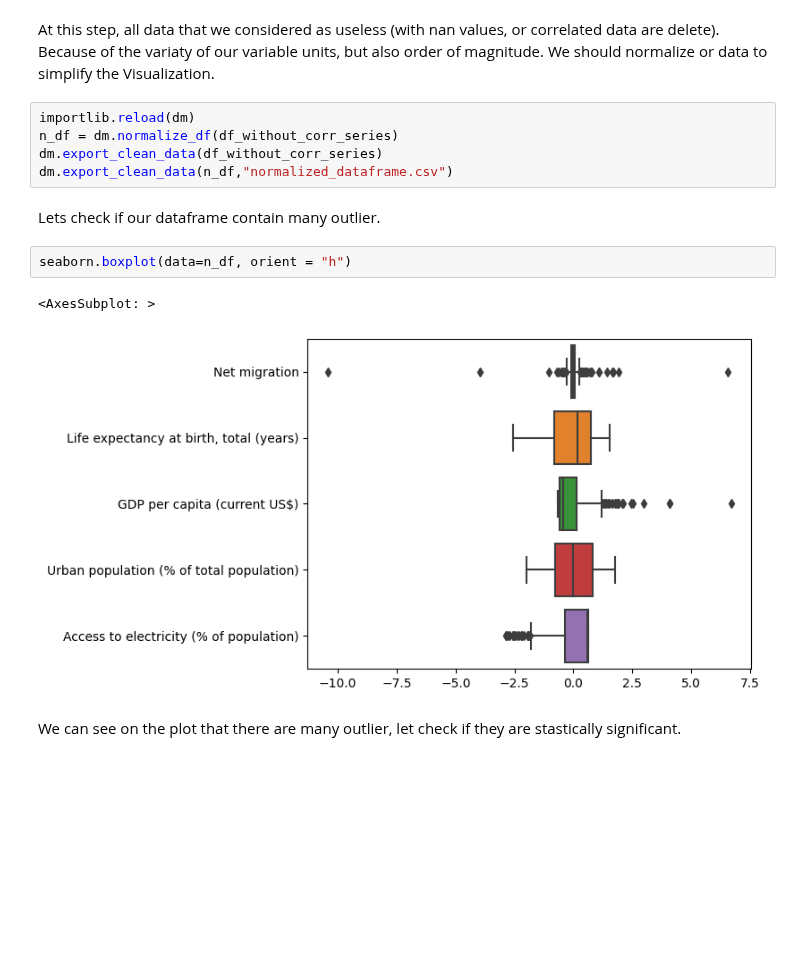
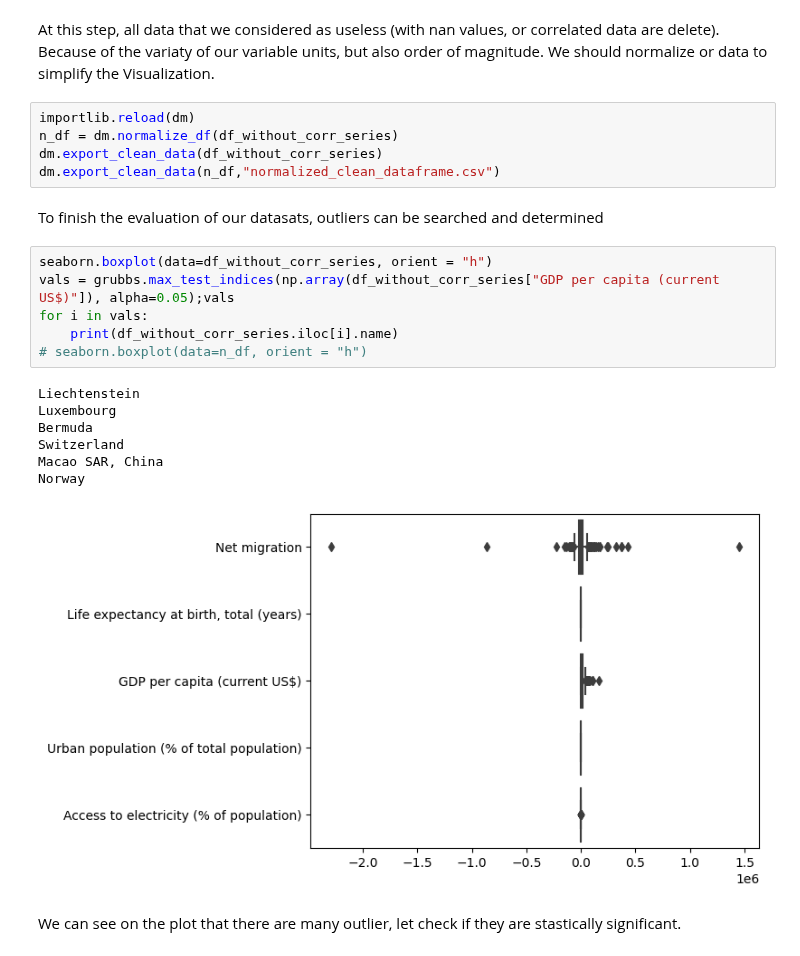
Before and after one commit to f2ire/IA_project, a Jupyter notebook: report1.ipynb, the cells around one changed output. Cells and saved outputs as stored; diff of their text form; blank space fills up the shorter version.

```diff
--- a/report1.ipynb
+++ b/report1.ipynb
@@ -139,14 +139,23 @@ At this step, all data that we considered as useless (with nan values, or correl
 importlib.reload(dm)
 n_df = dm.normalize_df(df_without_corr_series)
 dm.export_clean_data(df_without_corr_series)
-dm.export_clean_data(n_df,"normalized_dataframe.csv")
+dm.export_clean_data(n_df,"normalized_clean_dataframe.csv")
-# %% [markdown]
-Lets check if our dataframe contain many outlier.
-# %%
-seaborn.boxplot(data=n_df, orient = "h")
-# %% [output]
-<AxesSubplot: >
-[figure, removed]
+# %% [markdown]
+To finish the evaluation of our datasats, outliers can be searched and determined
+# %%
+seaborn.boxplot(data=df_without_corr_series, orient = "h")
+vals = grubbs.max_test_indices(np.array(df_without_corr_series["GDP per capita (current US$)"]), alpha=0.05);vals
+for i in vals:
+    print(df_without_corr_series.iloc[i].name)
+# seaborn.boxplot(data=n_df, orient = "h")
+# %% [output]
+Liechtenstein
+Luxembourg
+Bermuda
+Switzerland
+Macao SAR, China
+Norway
+[figure, added]
 # %% [markdown]
 We can see on the plot that there are many outlier, let check if they are stastically significant.
 # %%
```
